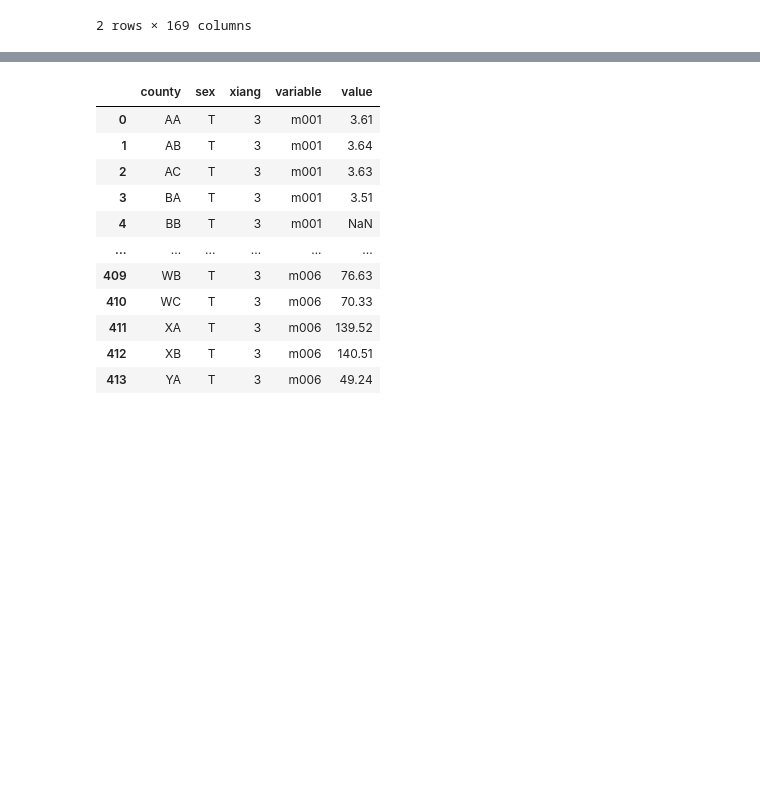
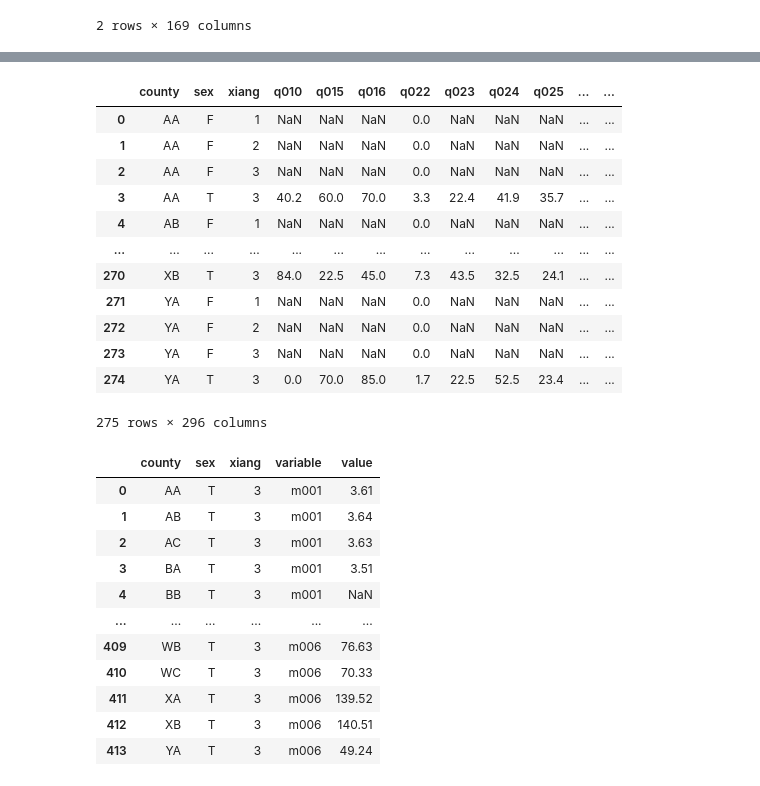
Before and after one commit to colbytse/community_health_project, a Jupyter notebook: jahnavi.ipynb, the cells around one changed output, grey strips where cells are left out. Cells and saved outputs as stored; diff of their text form; code cells hidden in the pictures; blank space fills up the shorter version.

```diff
--- a/jahnavi.ipynb
+++ b/jahnavi.ipynb
@@ -257,3 +304,19 @@ data['county'].fillna('NA', inplace=True)
+# %%
+data
+# %% [output]
+|  | county | sex | xiang | q010 | q015 | q016 | q022 | q023 | q024 | q025 | ... | ... |
+| 0 | AA | F | 1 | NaN | NaN | NaN | 0.0 | NaN | NaN | NaN | ... | ... |
+| 1 | AA | F | 2 | NaN | NaN | NaN | 0.0 | NaN | NaN | NaN | ... | ... |
+| 2 | AA | F | 3 | NaN | NaN | NaN | 0.0 | NaN | NaN | NaN | ... | ... |
+| 3 | AA | T | 3 | 40.2 | 60.0 | 70.0 | 3.3 | 22.4 | 41.9 | 35.7 | ... | ... |
+| 4 | AB | F | 1 | NaN | NaN | NaN | 0.0 | NaN | NaN | NaN | ... | ... |
+| ... | ... | ... | ... | ... | ... | ... | ... | ... | ... | ... | ... | ... |
+| 270 | XB | T | 3 | 84.0 | 22.5 | 45.0 | 7.3 | 43.5 | 32.5 | 24.1 | ... | ... |
+| 271 | YA | F | 1 | NaN | NaN | NaN | 0.0 | NaN | NaN | NaN | ... | ... |
+| 272 | YA | F | 2 | NaN | NaN | NaN | 0.0 | NaN | NaN | NaN | ... | ... |
+| 273 | YA | F | 3 | NaN | NaN | NaN | 0.0 | NaN | NaN | NaN | ... | ... |
+| 274 | YA | T | 3 | 0.0 | 70.0 | 85.0 | 1.7 | 22.5 | 52.5 | 23.4 | ... | ... |
+275 rows × 296 columns
 # %%
 practice = data[(data.sex=='T') & (data.xiang==3)][['county','sex','xiang','m001','m002','m003','m004','m005','m006']].copy()
 # %%
```
Also changed, not shown: parts of 13 cells of this notebook.
